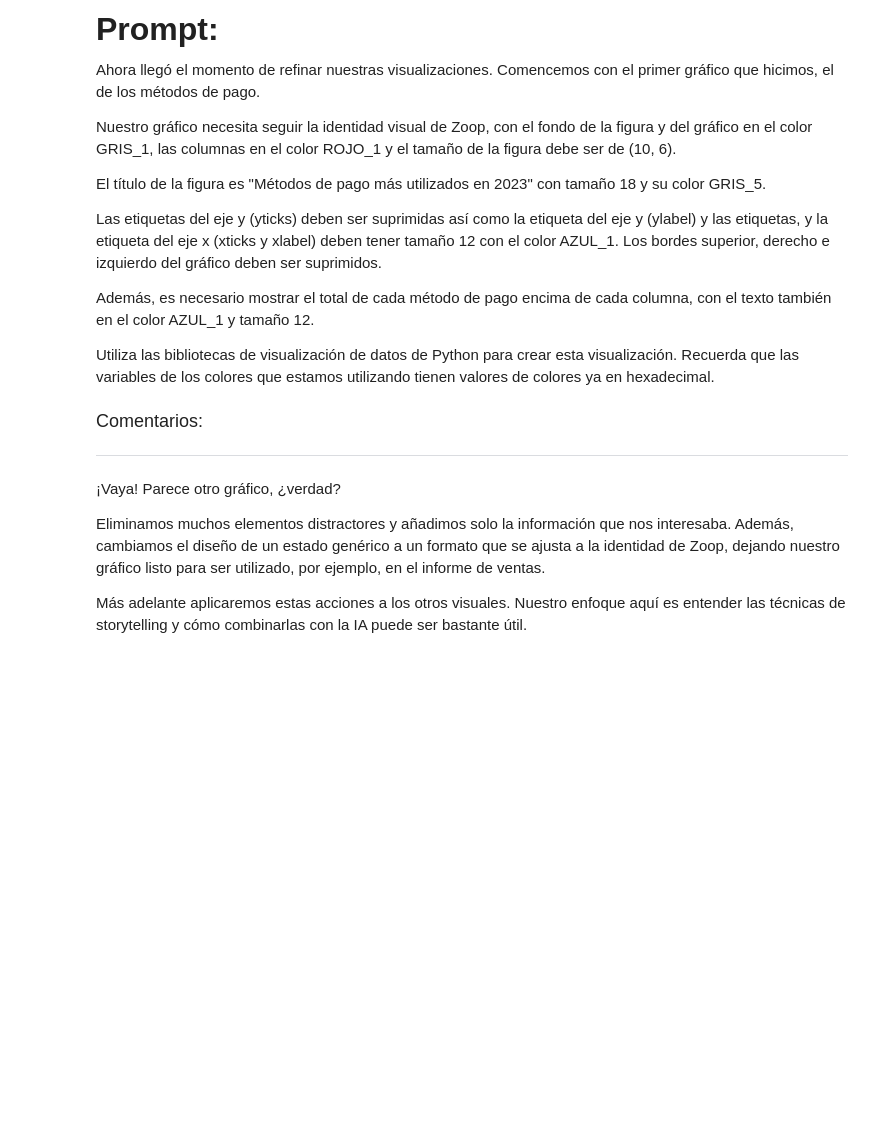
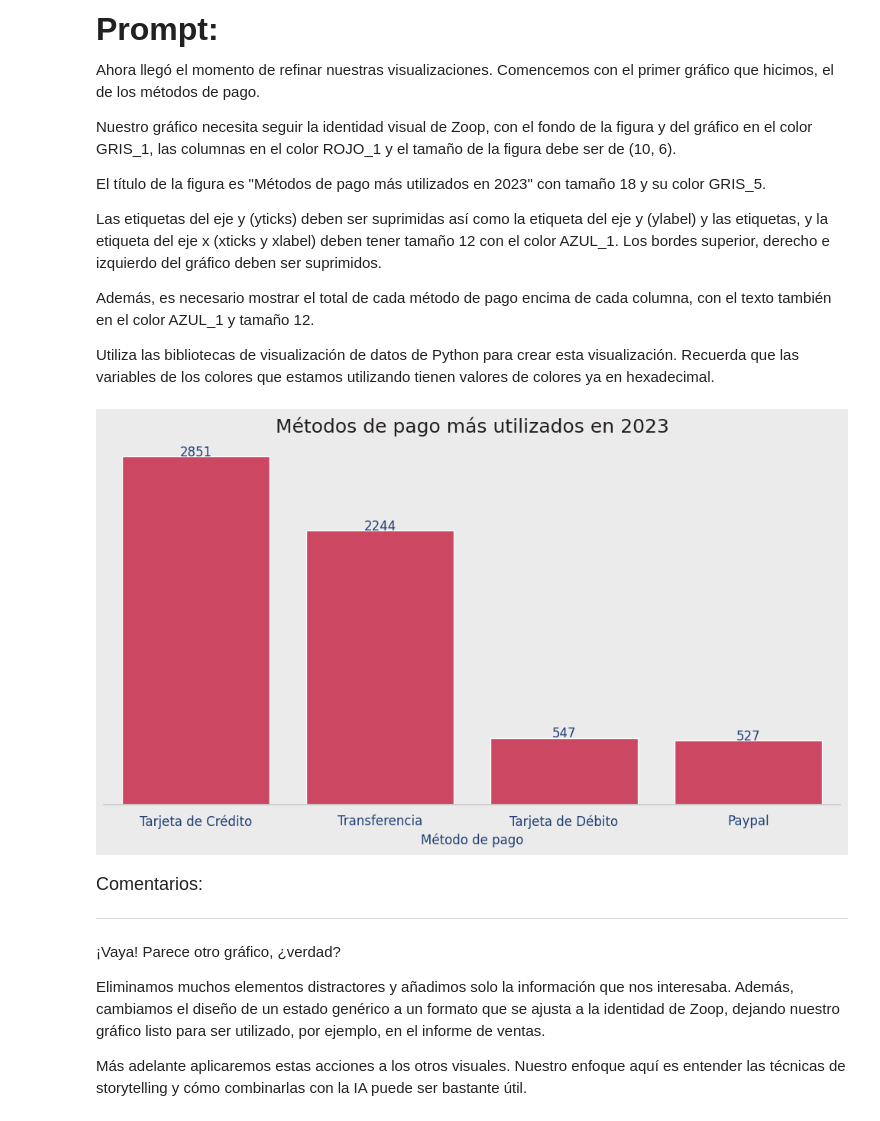
Before and after one commit to smringdesigns/IA_aplicada_a_ciencia_de_datos, a Jupyter notebook: IA_aplicada_a_ciencia_de_datos.ipynb, the cells around one changed output. Cells and saved outputs as stored; diff of their text form; code cells hidden in the pictures; blank space fills up the shorter version.

```diff
--- a/IA_aplicada_a_ciencia_de_datos.ipynb
+++ b/IA_aplicada_a_ciencia_de_datos.ipynb
@@ -1060,6 +1109,54 @@ Las etiquetas del eje y (yticks) deben ser suprimidas así como la etiqueta del
 Además, es necesario mostrar el total de cada método de pago encima de cada columna, con el texto también en el color AZUL_1 y tamaño 12.
 
 Utiliza las bibliotecas de visualización de datos de Python para crear esta visualización. Recuerda que las variables de los colores que estamos utilizando tienen valores de colores ya en hexadecimal.
+# %%
+# 2. Preparamos los datos
+metodos_de_pago = df['metodo_pago'].value_counts().reset_index()
+metodos_de_pago.columns = ['metodo_pago', 'cantidad']
+
+# 3. Crear la figura y el gráfico
+plt.figure(figsize=(10, 6), facecolor=GRIS_1)
+ax = sns.barplot(
+    data=metodos_de_pago,
+    x='metodo_pago',
+    y='cantidad',
+    color=ROJO_1
+)
+
+# 4. Título
+plt.title('Métodos de pago más utilizados en 2023', fontsize=18, color=GRIS_5)
+
+# 5. Estilo del área del gráfico
+ax.set_facecolor(GRIS_1)
+
+# 6. Suprimir eje Y
+ax.set_ylabel('')
+ax.set_yticks([])
+
+# 7. Personalizar eje X
+ax.set_xlabel('Método de pago', fontsize=12, color=AZUL_1)
+ax.tick_params(axis='x', labelsize=12, colors=AZUL_1)
+
+# 8. Quitar bordes innecesarios
+for spine in ['left', 'top', 'right']:
+    ax.spines[spine].set_visible(False)
+
+# 9. Etiquetas encima de cada barra
+for index, row in metodos_de_pago.iterrows():
+    ax.text(
+        x=index,
+        y=row['cantidad'] + 1,
+        s=row['cantidad'],
+        ha='center',
+        fontsize=12,
+        color=AZUL_1
+    )
+
+# 10. Mostrar el gráfico
+plt.tight_layout()
+plt.show()
+# %% [output]
+[figure, added]
 # %% [markdown]
 <font color="7b71ff" size=4> Comentarios: </font>
 
```
Also changed, not shown: parts of 3 cells of this notebook.
